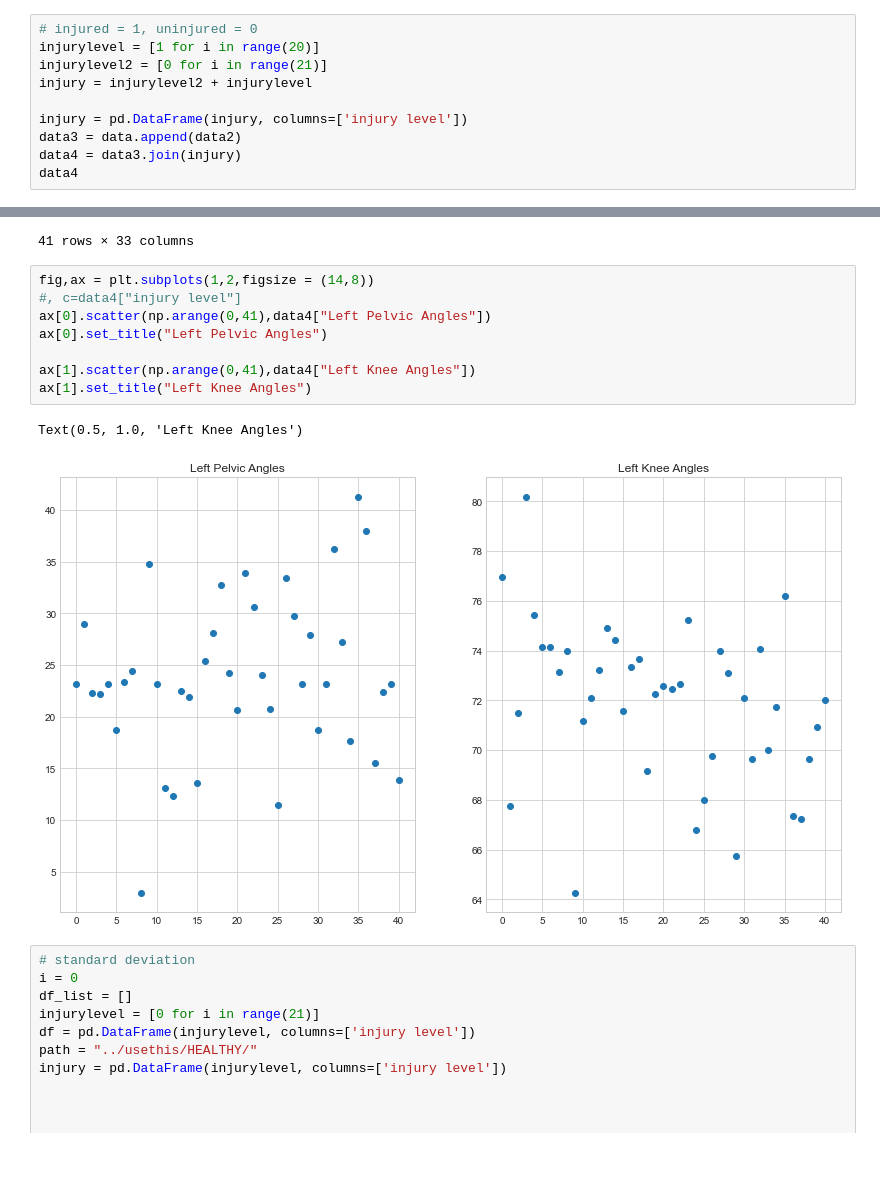
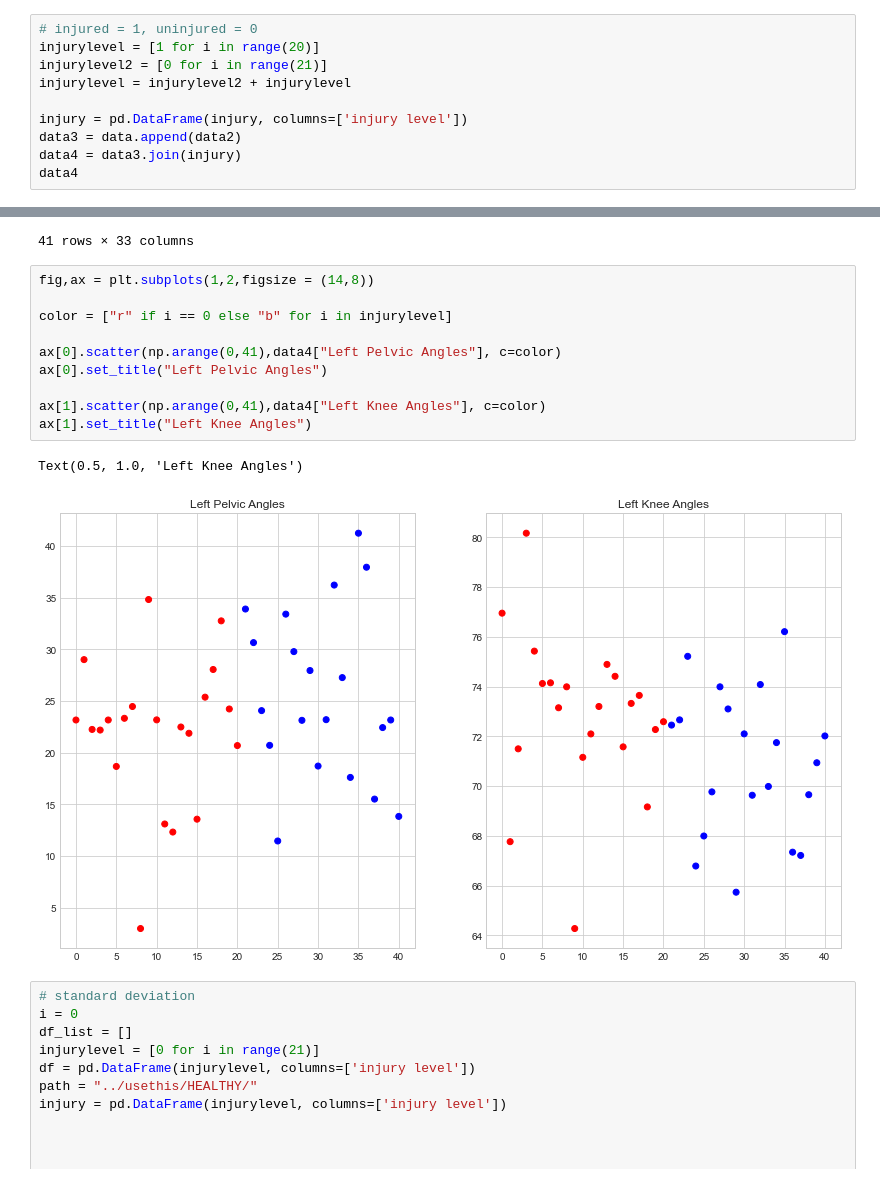
Before and after one commit to streckgumman/BikeFit, a Jupyter notebook: src/injuries.ipynb, the cells around one changed output, grey strips where cells are left out. Saved outputs shown, nothing was run; the diff lists cells and outputs as text.

Commit message:
fixed a bug and added color

```diff
--- a/src/injuries.ipynb
+++ b/src/injuries.ipynb
@@ -196,7 +196,7 @@ Length of how many timeseries-files we have: 21
 # injured = 1, uninjured = 0
 injurylevel = [1 for i in range(20)]
 injurylevel2 = [0 for i in range(21)]
-injury = injurylevel2 + injurylevel
+injurylevel = injurylevel2 + injurylevel
 
 injury = pd.DataFrame(injury, columns=['injury level'])
 data3 = data.append(data2)
@@ -223,15 +223,17 @@ data4
 41 rows × 33 columns
 # %%
 fig,ax = plt.subplots(1,2,figsize = (14,8))
-#, c=data4["injury level"]
-ax[0].scatter(np.arange(0,41),data4["Left Pelvic Angles"])
+
+color = ["r" if i == 0 else "b" for i in injurylevel]
+
+ax[0].scatter(np.arange(0,41),data4["Left Pelvic Angles"], c=color)
 ax[0].set_title("Left Pelvic Angles")
 
-ax[1].scatter(np.arange(0,41),data4["Left Knee Angles"])
+ax[1].scatter(np.arange(0,41),data4["Left Knee Angles"], c=color)
 ax[1].set_title("Left Knee Angles")
 # %% [output]
 Text(0.5, 1.0, 'Left Knee Angles')
-[figure, old version]
+[figure, new version]
 # %%
 # standard deviation
 i = 0
```
